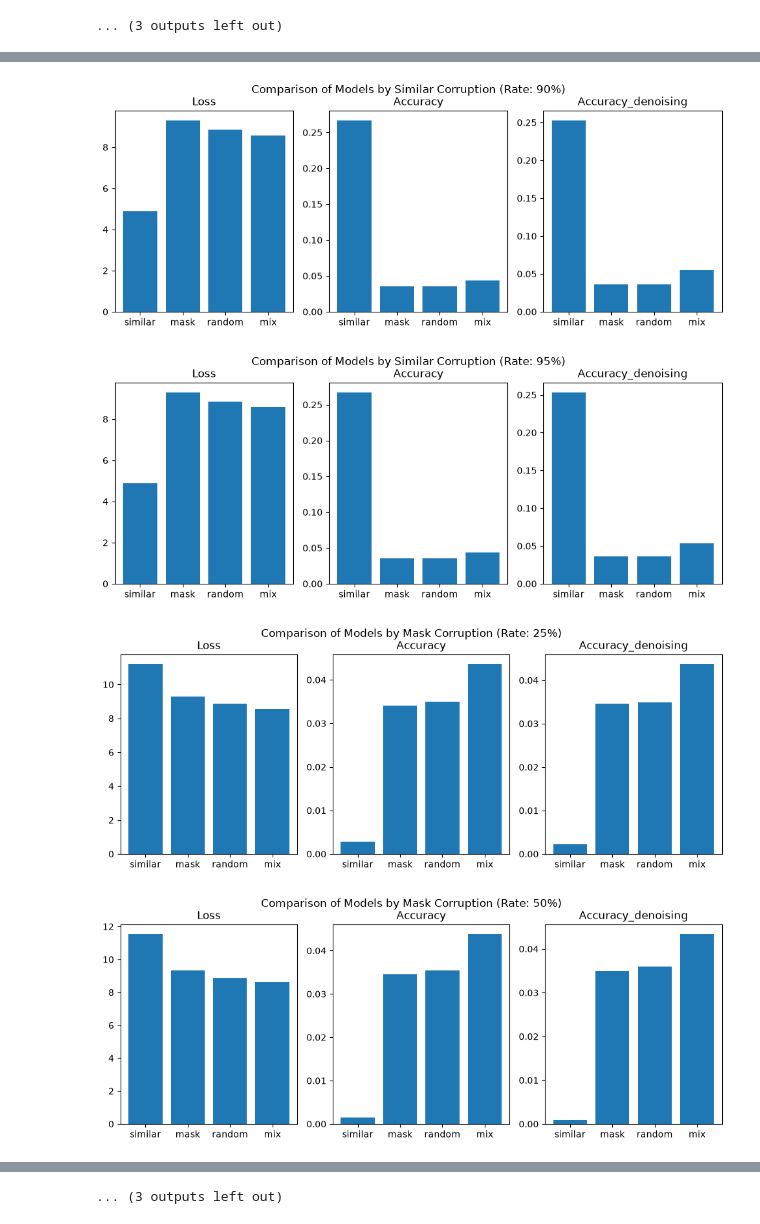
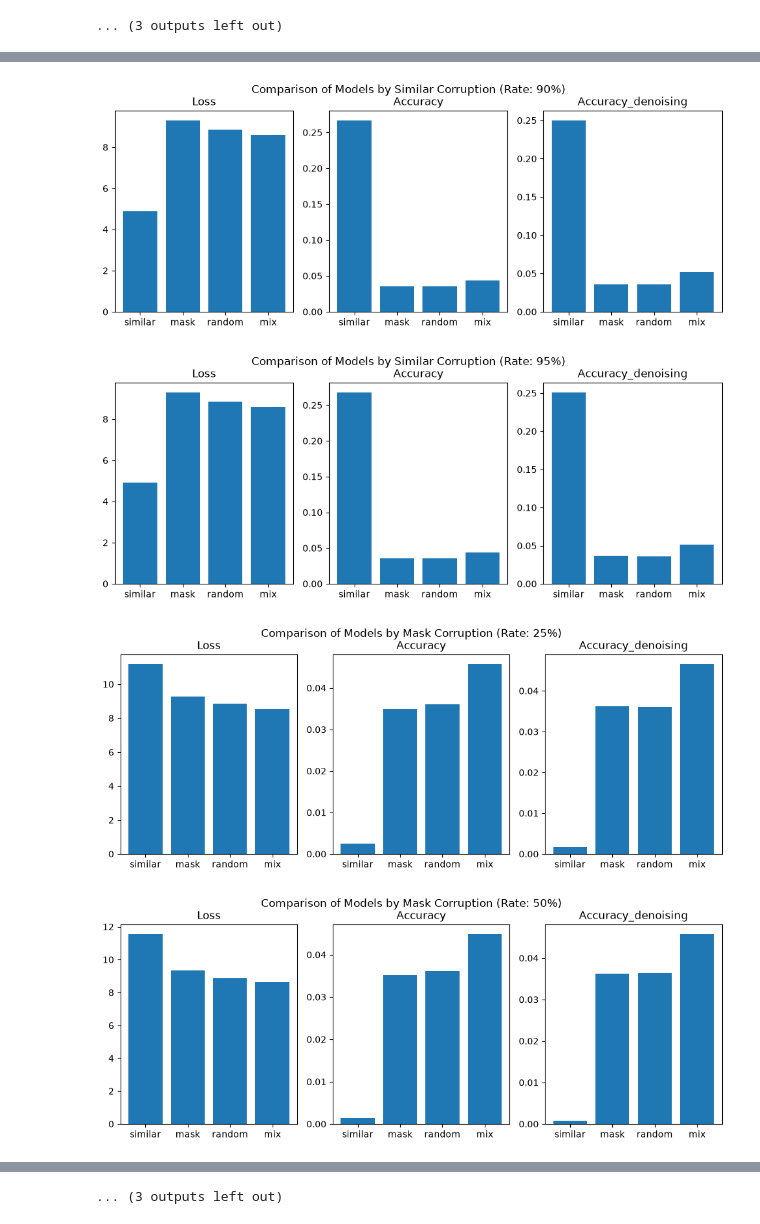
Before and after one commit to AndreRab/Multi-Phase-Corruption-Curriculum-for-Diffusion-Language-Models-training, a Jupyter notebook: results/results.ipynb, the cells around one changed output, grey strips where cells are left out. Saved outputs shown, nothing was run; the diff lists cells and outputs as text; code cells hidden in the pictures.

```diff
--- a/results/results.ipynb
+++ b/results/results.ipynb
@@ -191,5 +194,5 @@ for corruption_method in df['corruption_method'].unique():
 # %%
-df = pd.read_json('eval/evaluation_results_20_4_steps.json')
+df = pd.read_json('eval/evaluation_results_50_4_steps.json')
 
 for corruption_method in df['corruption_method'].unique():
     for corruption_rate in df['corruption_rate'].unique():
@@ -200,5 +203,5 @@ for corruption_method in df['corruption_method'].unique():
 [figure]
 [figure]
 [figure]
-[figure, old version]
+[figure, new version]
-[figure, old version]
+[figure, new version]
```
Also changed, not shown: parts of 35 cells of this notebook, 1 other file.
